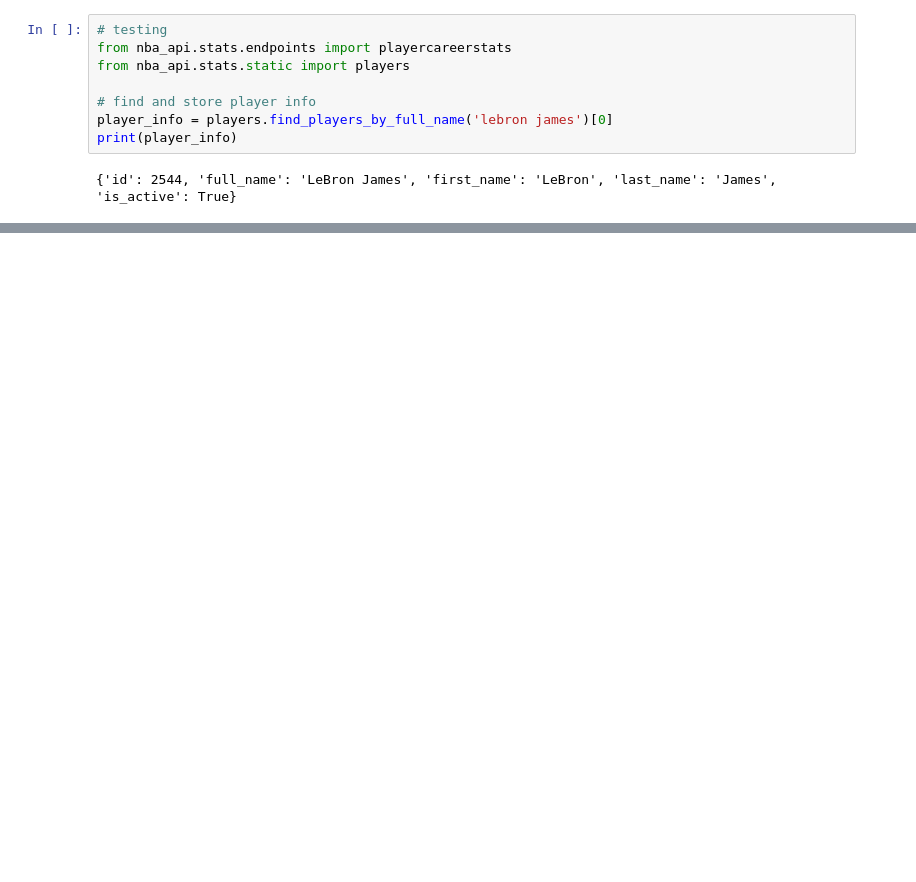
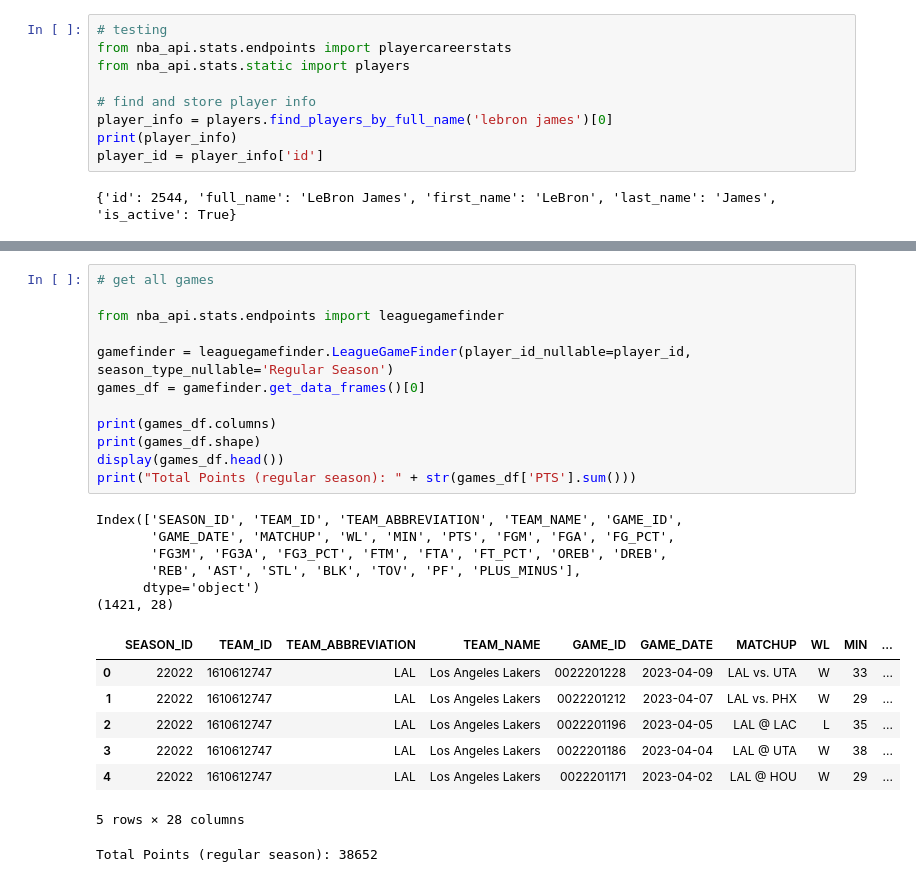
Before and after one commit to dylanlauzy/lebron, a Jupyter notebook: Lebron_EDA.ipynb, the cells around one changed output, grey strips where cells are left out. Saved outputs shown, nothing was run; the diff lists cells and outputs as text; blank space fills up the shorter version.

Commit message:
games loaded

```diff
--- a/Lebron_EDA.ipynb
+++ b/Lebron_EDA.ipynb
@@ -39,6 +39,7 @@ from nba_api.stats.static import players
 # find and store player info
 player_info = players.find_players_by_full_name('lebron james')[0]
 print(player_info)
+player_id = player_info['id']
 # %% [output]
 {'id': 2544, 'full_name': 'LeBron James', 'first_name': 'LeBron', 'last_name': 'James', 'is_active': True}
 # %%
@@ -80,0 +81,27 @@ Text(0, 0.5, 'PPG')
+# %%
+# get all games
+
+from nba_api.stats.endpoints import leaguegamefinder
+
+gamefinder = leaguegamefinder.LeagueGameFinder(player_id_nullable=player_id, season_type_nullable='Regular Season')
+games_df = gamefinder.get_data_frames()[0]
+
+print(games_df.columns)
+print(games_df.shape)
+display(games_df.head())
+print("Total Points (regular season): " + str(games_df['PTS'].sum()))
+# %% [output]
+Index(['SEASON_ID', 'TEAM_ID', 'TEAM_ABBREVIATION', 'TEAM_NAME', 'GAME_ID',
+       'GAME_DATE', 'MATCHUP', 'WL', 'MIN', 'PTS', 'FGM', 'FGA', 'FG_PCT',
+       'FG3M', 'FG3A', 'FG3_PCT', 'FTM', 'FTA', 'FT_PCT', 'OREB', 'DREB',
+       'REB', 'AST', 'STL', 'BLK', 'TOV', 'PF', 'PLUS_MINUS'],
+      dtype='object')
+(1421, 28)
+|  | SEASON_ID | TEAM_ID | TEAM_ABBREVIATION | TEAM_NAME | GAME_ID | GAME_DATE | MATCHUP | WL | MIN | ... |
+| 0 | 22022 | 1610612747 | LAL | Los Angeles Lakers | 0022201228 | 2023-04-09 | LAL vs. UTA | W | 33 | ... |
+| 1 | 22022 | 1610612747 | LAL | Los Angeles Lakers | 0022201212 | 2023-04-07 | LAL vs. PHX | W | 29 | ... |
+| 2 | 22022 | 1610612747 | LAL | Los Angeles Lakers | 0022201196 | 2023-04-05 | LAL @ LAC | L | 35 | ... |
+| 3 | 22022 | 1610612747 | LAL | Los Angeles Lakers | 0022201186 | 2023-04-04 | LAL @ UTA | W | 38 | ... |
+| 4 | 22022 | 1610612747 | LAL | Los Angeles Lakers | 0022201171 | 2023-04-02 | LAL @ HOU | W | 29 | ... |
+5 rows × 28 columns
+Total Points (regular season): 38652
```
Also changed, not shown: parts of 7 cells of this notebook.
